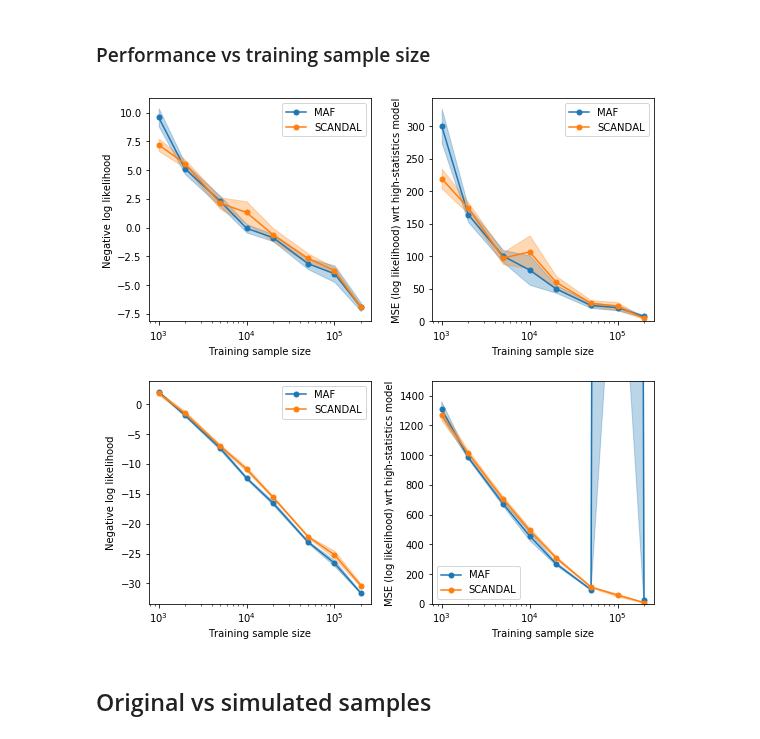
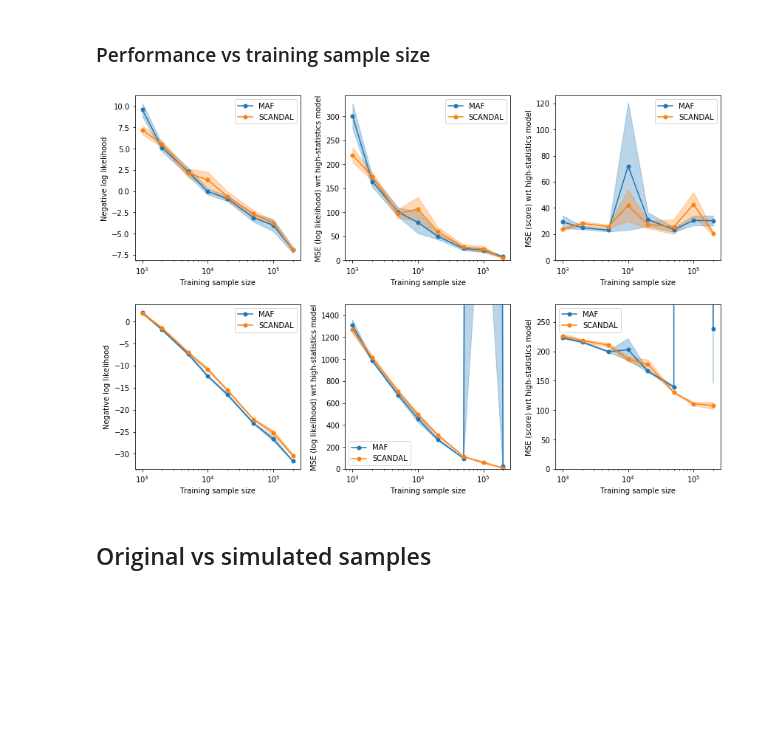
Before and after one commit to johannbrehmer/goldmine, a Jupyter notebook: goldmine/notebooks/lotka_volterra/evaluation.ipynb, the cells around one changed output. Saved outputs shown, nothing was run; the diff lists cells and outputs as text; code cells hidden in the pictures; blank space fills up the shorter version.

```diff
--- a/goldmine/notebooks/lotka_volterra/evaluation.ipynb
+++ b/goldmine/notebooks/lotka_volterra/evaluation.ipynb
@@ -118,5 +135,7 @@ expected_log_p_mean = metrics[:,:,0]
 expected_log_p_uncertainty = metrics[:,:,1]
 mse_mean = metrics[:,:,2]
 mse_uncertainty = metrics[:,:,3]
-roc_auc_mean = metrics[:,:,4]
-roc_auc_uncertainty = metrics[:,:,5]
+score_mse_mean = metrics[:,:,4]
+score_mse_uncertainty = metrics[:,:,5]
+roc_auc_mean = metrics[:,:,6]
+roc_auc_uncertainty = metrics[:,:,7]
@@ -183,5 +167,7 @@ expected_log_p_st_mean = metrics[:,:,0]
 expected_log_p_st_uncertainty = metrics[:,:,1]
 mse_st_mean = metrics[:,:,2]
 mse_st_uncertainty = metrics[:,:,3]
-roc_auc_st_mean = metrics[:,:,4]
-roc_auc_st_uncertainty = metrics[:,:,5]
+score_mse_st_mean = metrics[:,:,4]
+score_mse_st_uncertainty = metrics[:,:,5]
+roc_auc_mean = metrics[:,:,6]
+roc_auc_uncertainty = metrics[:,:,7]
@@ -225,11 +176,11 @@ roc_auc_st_uncertainty = metrics[:,:,5]
 # %%
 colors = ['C' + str(i) for i in range(10)]
 
-fig = plt.figure(figsize=(8,8))
+fig = plt.figure(figsize=(12,8))
 
 
 
-ax = plt.subplot(2,2,1)
+ax = plt.subplot(2,3,1)
 
 for m, method in enumerate(method_labels):
     plt.fill_between(
@@ -261,7 +212,7 @@ ax.set_xscale("log", nonposx='clip')
 
 
 
-ax = plt.subplot(2,2,2)
+ax = plt.subplot(2,3,2)
 
 for m, method in enumerate(method_labels):
     plt.fill_between(
@@ -294,7 +245,40 @@ plt.ylim(0.,None)
 
 
 
-ax = plt.subplot(2,2,3)
+ax = plt.subplot(2,3,3)
+
+for m, method in enumerate(method_labels):
+    plt.fill_between(
+        sample_sizes,
+        score_mse_st_mean[m] - score_mse_st_uncertainty[m],
+        score_mse_st_mean[m] + score_mse_st_uncertainty[m],
+        color=colors[m],
+        alpha=0.3
+    )
+
+for m, method in enumerate(method_labels):
+    plt.plot(
+        sample_sizes,
+        score_mse_st_mean[m],
+        color=colors[m],
+        lw=1.5,
+        ls='-',
+        marker='o',
+        ms=5.,
+        label=method
+    )
+
+plt.legend()
+
+plt.xlabel('Training sample size')
+plt.ylabel('MSE (score) wrt high-statistics model')
+ax.set_xscale("log", nonposx='clip')
+#ax.set_yscale("log", nonposy='clip')
+plt.ylim(0.,None)
+
+
+
+ax = plt.subplot(2,3,4)
 
 for m, method in enumerate(method_labels):
     plt.fill_between(
@@ -326,7 +310,7 @@ ax.set_xscale("log", nonposx='clip')
 
 
 
-ax = plt.subplot(2,2,4)
+ax = plt.subplot(2,3,5)
 
 for m, method in enumerate(method_labels):
     plt.fill_between(
@@ -335,34 +319,67 @@ for m, method in enumerate(method_labels):
         mse_mean[m] + mse_uncertainty[m],
         color=colors[m],
         alpha=0.3
     )
 
 for m, method in enumerate(method_labels):
     plt.plot(
         sample_sizes,
         mse_mean[m],
         color=colors[m],
         lw=1.5,
         ls='-',
         marker='o',
         ms=5.,
         label=method
     )
 
 plt.legend()
 
 plt.xlabel('Training sample size')
 plt.ylabel('MSE (log likelihood) wrt high-statistics model')
 ax.set_xscale("log", nonposx='clip')
 #ax.set_yscale("log", nonposy='clip')
 plt.ylim(0.,1500.)
 
 
 
+ax = plt.subplot(2,3,6)
+
+for m, method in enumerate(method_labels):
+    plt.fill_between(
+        sample_sizes,
+        score_mse_mean[m] - score_mse_uncertainty[m],
+        score_mse_mean[m] + score_mse_uncertainty[m],
+        color=colors[m],
+        alpha=0.3
+    )
+
+for m, method in enumerate(method_labels):
+    plt.plot(
+        sample_sizes,
+        score_mse_mean[m],
+        color=colors[m],
+        lw=1.5,
+        ls='-',
+        marker='o',
+        ms=5.,
+        label=method
+    )
+
+plt.legend()
+
+plt.xlabel('Training sample size')
+plt.ylabel('MSE (score) wrt high-statistics model')
+ax.set_xscale("log", nonposx='clip')
+#ax.set_yscale("log", nonposy='clip')
+plt.ylim(0.,280.)
+
+
+
 plt.tight_layout()
 plt.show()
 # %% [output]
-[figure, old version]
+[figure, new version]
 # %%
 _ ="""
 colors = ['C' + str(i) for i in range(10)]
```
Also changed, not shown: parts of 6 cells of this notebook, 2 other files.
